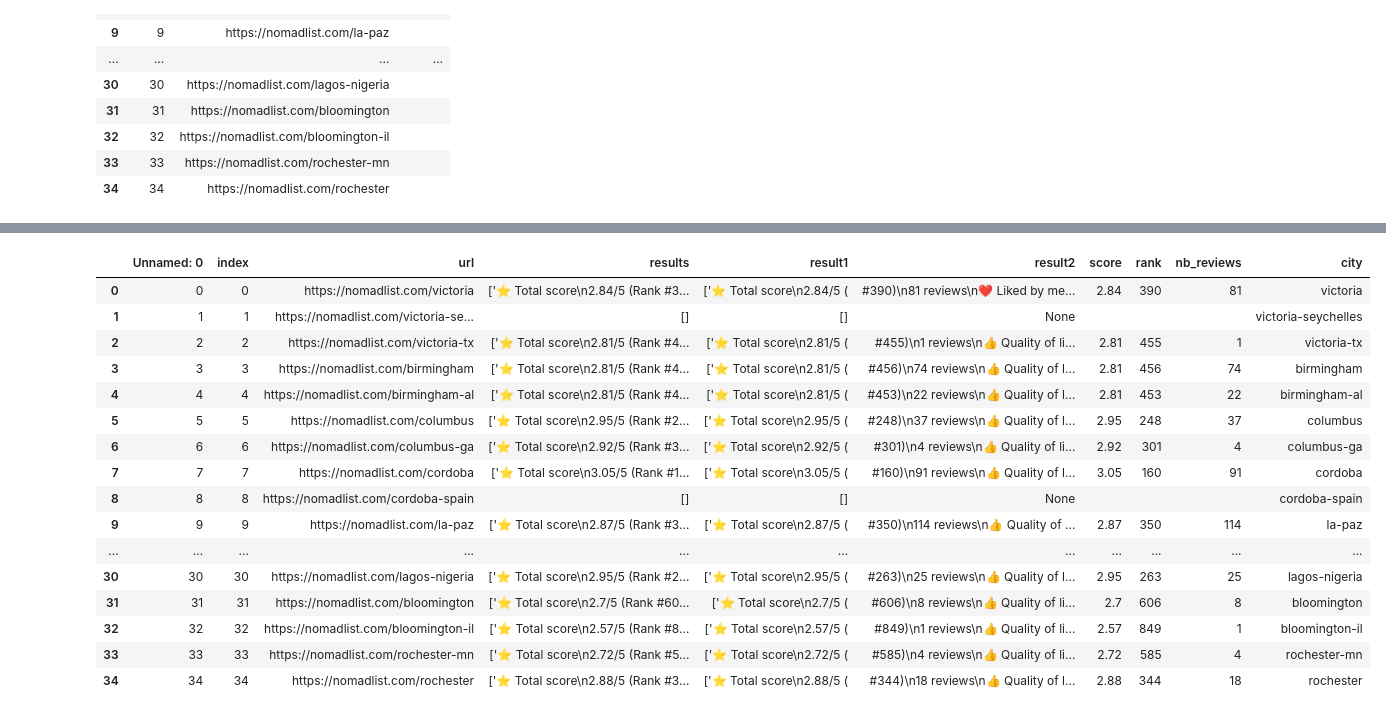
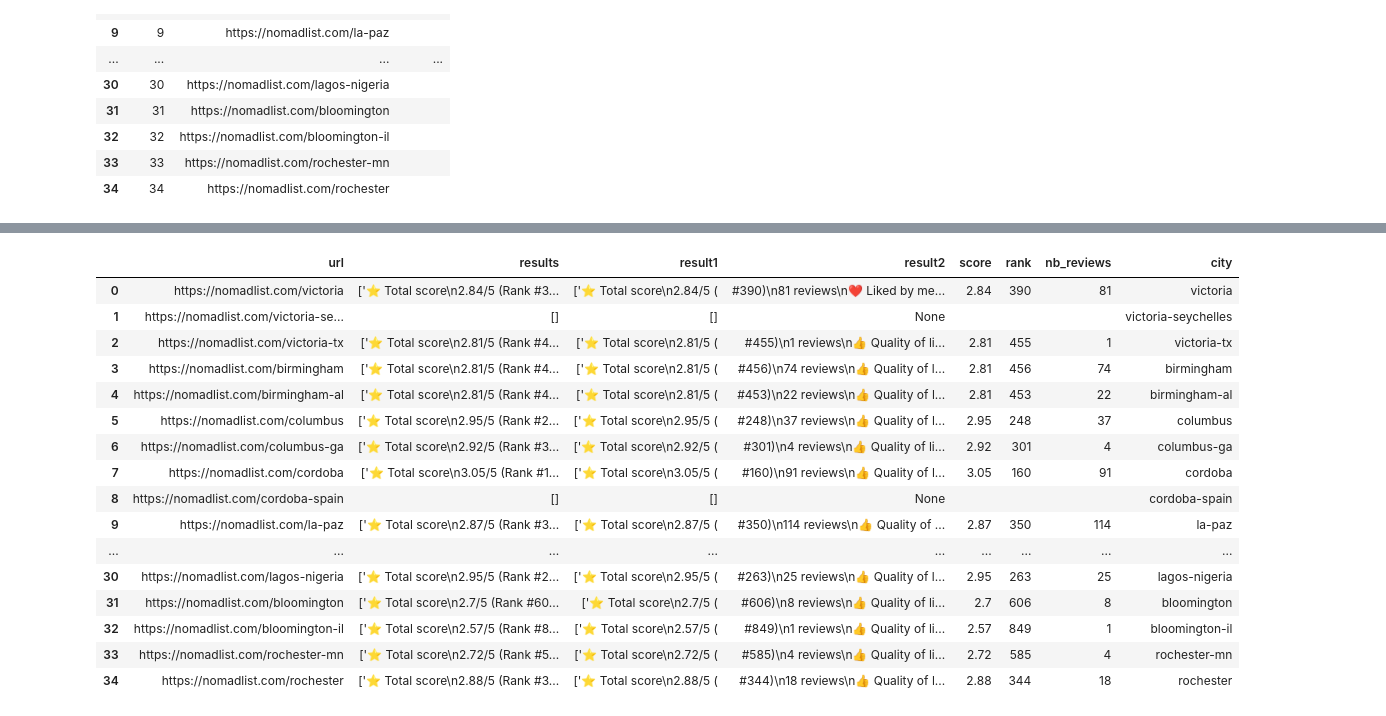
Before and after one commit to Frans-Grau/Project4-WebScrap, a Jupyter notebook: Insights/NomadList.ipynb, the cells around one changed output, grey strips where cells are left out. Saved outputs shown, nothing was run; the diff lists cells and outputs as text; code cells hidden in the pictures.

Commit message:
nomad

```diff
--- a/Insights/NomadList.ipynb
+++ b/Insights/NomadList.ipynb
@@ -399,0 +467,3 @@ add_url = pd.read_csv('/Users/anacarolinaquintino/Documents/GitHub/Project4-WebS
+# %%
+url_double = pd.read_csv('/Users/anacarolinaquintino/Documents/GitHub/Project4-WebScrap/Files/url_doublecity.csv')
+url_double
@@ -400,29 +488,30 @@ add_url = pd.read_csv('/Users/anacarolinaquintino/Documents/GitHub/Project4-WebS
 # %%
-add_url[['result1','result2']] = add_url['results'].str.split('Rank', expand=True)
-add_url['score'] = add_url['result1'].apply(lambda x : re.findall('([0-9].[0-9]+)/5', str(x)))
-add_url['score'] = add_url['score'].apply(lambda x : ''.join(x))
-add_url['rank'] = add_url['result2'].apply(lambda x : re.findall('#([0-9]+)', str(x)))
-add_url['rank'] = add_url['rank'].apply(lambda x : ''.join(x))
-add_url['nb_reviews'] =  add_url['result2'].apply(lambda x : re.findall('([0-9]+) reviews', str(x)))
-add_url['nb_reviews'] = add_url['nb_reviews'].apply(lambda x : ''.join(x))
-add_url['city'] =  add_url['url'].apply(lambda x : re.findall('[^\/]+$', str(x)))
-add_url['city'] = add_url['city'].apply(lambda x : ''.join(x))
-add_url
+url_double[['result1','result2']] = url_double['results'].str.split('Rank', expand=True)
+url_double['score'] = url_double['result1'].apply(lambda x : re.findall('([0-9].[0-9]+)/5', str(x)))
+url_double['score'] = url_double['score'].apply(lambda x : ''.join(x))
+url_double['rank'] = url_double['result2'].apply(lambda x : re.findall('#([0-9]+)', str(x)))
+url_double['rank'] = url_double['rank'].apply(lambda x : ''.join(x))
+url_double['nb_reviews'] =  url_double['result2'].apply(lambda x : re.findall('([0-9]+) reviews', str(x)))
+url_double['nb_reviews'] = url_double['nb_reviews'].apply(lambda x : ''.join(x))
+url_double['city'] =  url_double['url'].apply(lambda x : re.findall('[^\/]+$', str(x)))
+url_double['city'] = url_double['city'].apply(lambda x : ''.join(x))
+url_double_1 = url_double[['url','results', 'result1', 'result2', 'score','rank','nb_reviews','city']]
+url_double_1
 # %% [output]
-|  | Unnamed: 0 | index | url | results | result1 | result2 | score | rank | nb_reviews | city |
-| 0 | 0 | 0 | https://nomadlist.com/victoria | ['⭐️ Total score\n2.84/5 (Rank #3... | ['⭐️ Total score\n2.84/5 ( | #390)\n81 reviews\n❤️ Liked by me... | 2.84 | 390 | 81 | victoria |
-| 1 | 1 | 1 | https://nomadlist.com/victoria-se... | [] | [] | None |  |  |  | victoria-seychelles |
-| 2 | 2 | 2 | https://nomadlist.com/victoria-tx | ['⭐️ Total score\n2.81/5 (Rank #4... | ['⭐️ Total score\n2.81/5 ( | #455)\n1 reviews\n👍 Quality of li... | 2.81 | 455 | 1 | victoria-tx |
-| 3 | 3 | 3 | https://nomadlist.com/birmingham | ['⭐️ Total score\n2.81/5 (Rank #4... | ['⭐️ Total score\n2.81/5 ( | #456)\n74 reviews\n👍 Quality of l... | 2.81 | 456 | 74 | birmingham |
-| 4 | 4 | 4 | https://nomadlist.com/birmingham-al | ['⭐️ Total score\n2.81/5 (Rank #4... | ['⭐️ Total score\n2.81/5 ( | #453)\n22 reviews\n👍 Quality of l... | 2.81 | 453 | 22 | birmingham-al |
-| 5 | 5 | 5 | https://nomadlist.com/columbus | ['⭐️ Total score\n2.95/5 (Rank #2... | ['⭐️ Total score\n2.95/5 ( | #248)\n37 reviews\n👍 Quality of l... | 2.95 | 248 | 37 | columbus |
-| 6 | 6 | 6 | https://nomadlist.com/columbus-ga | ['⭐️ Total score\n2.92/5 (Rank #3... | ['⭐️ Total score\n2.92/5 ( | #301)\n4 reviews\n👍 Quality of li... | 2.92 | 301 | 4 | columbus-ga |
-| 7 | 7 | 7 | https://nomadlist.com/cordoba | ['⭐️ Total score\n3.05/5 (Rank #1... | ['⭐️ Total score\n3.05/5 ( | #160)\n91 reviews\n👍 Quality of l... | 3.05 | 160 | 91 | cordoba |
-| 8 | 8 | 8 | https://nomadlist.com/cordoba-spain | [] | [] | None |  |  |  | cordoba-spain |
-| 9 | 9 | 9 | https://nomadlist.com/la-paz | ['⭐️ Total score\n2.87/5 (Rank #3... | ['⭐️ Total score\n2.87/5 ( | #350)\n114 reviews\n👍 Quality of ... | 2.87 | 350 | 114 | la-paz |
-| ... | ... | ... | ... | ... | ... | ... | ... | ... | ... | ... |
-| 30 | 30 | 30 | https://nomadlist.com/lagos-nigeria | ['⭐️ Total score\n2.95/5 (Rank #2... | ['⭐️ Total score\n2.95/5 ( | #263)\n25 reviews\n👍 Quality of l... | 2.95 | 263 | 25 | lagos-nigeria |
-| 31 | 31 | 31 | https://nomadlist.com/bloomington | ['⭐️ Total score\n2.7/5 (Rank #60... | ['⭐️ Total score\n2.7/5 ( | #606)\n8 reviews\n👍 Quality of li... | 2.7 | 606 | 8 | bloomington |
-| 32 | 32 | 32 | https://nomadlist.com/bloomington-il | ['⭐️ Total score\n2.57/5 (Rank #8... | ['⭐️ Total score\n2.57/5 ( | #849)\n1 reviews\n👍 Quality of li... | 2.57 | 849 | 1 | bloomington-il |
-| 33 | 33 | 33 | https://nomadlist.com/rochester-mn | ['⭐️ Total score\n2.72/5 (Rank #5... | ['⭐️ Total score\n2.72/5 ( | #585)\n4 reviews\n👍 Quality of li... | 2.72 | 585 | 4 | rochester-mn |
-| 34 | 34 | 34 | https://nomadlist.com/rochester | ['⭐️ Total score\n2.88/5 (Rank #3... | ['⭐️ Total score\n2.88/5 ( | #344)\n18 reviews\n👍 Quality of l... | 2.88 | 344 | 18 | rochester |
+|  | url | results | result1 | result2 | score | rank | nb_reviews | city |
+| 0 | https://nomadlist.com/victoria | ['⭐️ Total score\n2.84/5 (Rank #3... | ['⭐️ Total score\n2.84/5 ( | #390)\n81 reviews\n❤️ Liked by me... | 2.84 | 390 | 81 | victoria |
+| 1 | https://nomadlist.com/victoria-se... | [] | [] | None |  |  |  | victoria-seychelles |
+| 2 | https://nomadlist.com/victoria-tx | ['⭐️ Total score\n2.81/5 (Rank #4... | ['⭐️ Total score\n2.81/5 ( | #455)\n1 reviews\n👍 Quality of li... | 2.81 | 455 | 1 | victoria-tx |
+| 3 | https://nomadlist.com/birmingham | ['⭐️ Total score\n2.81/5 (Rank #4... | ['⭐️ Total score\n2.81/5 ( | #456)\n74 reviews\n👍 Quality of l... | 2.81 | 456 | 74 | birmingham |
+| 4 | https://nomadlist.com/birmingham-al | ['⭐️ Total score\n2.81/5 (Rank #4... | ['⭐️ Total score\n2.81/5 ( | #453)\n22 reviews\n👍 Quality of l... | 2.81 | 453 | 22 | birmingham-al |
+| 5 | https://nomadlist.com/columbus | ['⭐️ Total score\n2.95/5 (Rank #2... | ['⭐️ Total score\n2.95/5 ( | #248)\n37 reviews\n👍 Quality of l... | 2.95 | 248 | 37 | columbus |
+| 6 | https://nomadlist.com/columbus-ga | ['⭐️ Total score\n2.92/5 (Rank #3... | ['⭐️ Total score\n2.92/5 ( | #301)\n4 reviews\n👍 Quality of li... | 2.92 | 301 | 4 | columbus-ga |
+| 7 | https://nomadlist.com/cordoba | ['⭐️ Total score\n3.05/5 (Rank #1... | ['⭐️ Total score\n3.05/5 ( | #160)\n91 reviews\n👍 Quality of l... | 3.05 | 160 | 91 | cordoba |
+| 8 | https://nomadlist.com/cordoba-spain | [] | [] | None |  |  |  | cordoba-spain |
+| 9 | https://nomadlist.com/la-paz | ['⭐️ Total score\n2.87/5 (Rank #3... | ['⭐️ Total score\n2.87/5 ( | #350)\n114 reviews\n👍 Quality of ... | 2.87 | 350 | 114 | la-paz |
+| ... | ... | ... | ... | ... | ... | ... | ... | ... |
+| 30 | https://nomadlist.com/lagos-nigeria | ['⭐️ Total score\n2.95/5 (Rank #2... | ['⭐️ Total score\n2.95/5 ( | #263)\n25 reviews\n👍 Quality of l... | 2.95 | 263 | 25 | lagos-nigeria |
+| 31 | https://nomadlist.com/bloomington | ['⭐️ Total score\n2.7/5 (Rank #60... | ['⭐️ Total score\n2.7/5 ( | #606)\n8 reviews\n👍 Quality of li... | 2.7 | 606 | 8 | bloomington |
+| 32 | https://nomadlist.com/bloomington-il | ['⭐️ Total score\n2.57/5 (Rank #8... | ['⭐️ Total score\n2.57/5 ( | #849)\n1 reviews\n👍 Quality of li... | 2.57 | 849 | 1 | bloomington-il |
+| 33 | https://nomadlist.com/rochester-mn | ['⭐️ Total score\n2.72/5 (Rank #5... | ['⭐️ Total score\n2.72/5 ( | #585)\n4 reviews\n👍 Quality of li... | 2.72 | 585 | 4 | rochester-mn |
+| 34 | https://nomadlist.com/rochester | ['⭐️ Total score\n2.88/5 (Rank #3... | ['⭐️ Total score\n2.88/5 ( | #344)\n18 reviews\n👍 Quality of l... | 2.88 | 344 | 18 | rochester |
```
Also changed, not shown: parts of 35 cells of this notebook, 3 other files.
